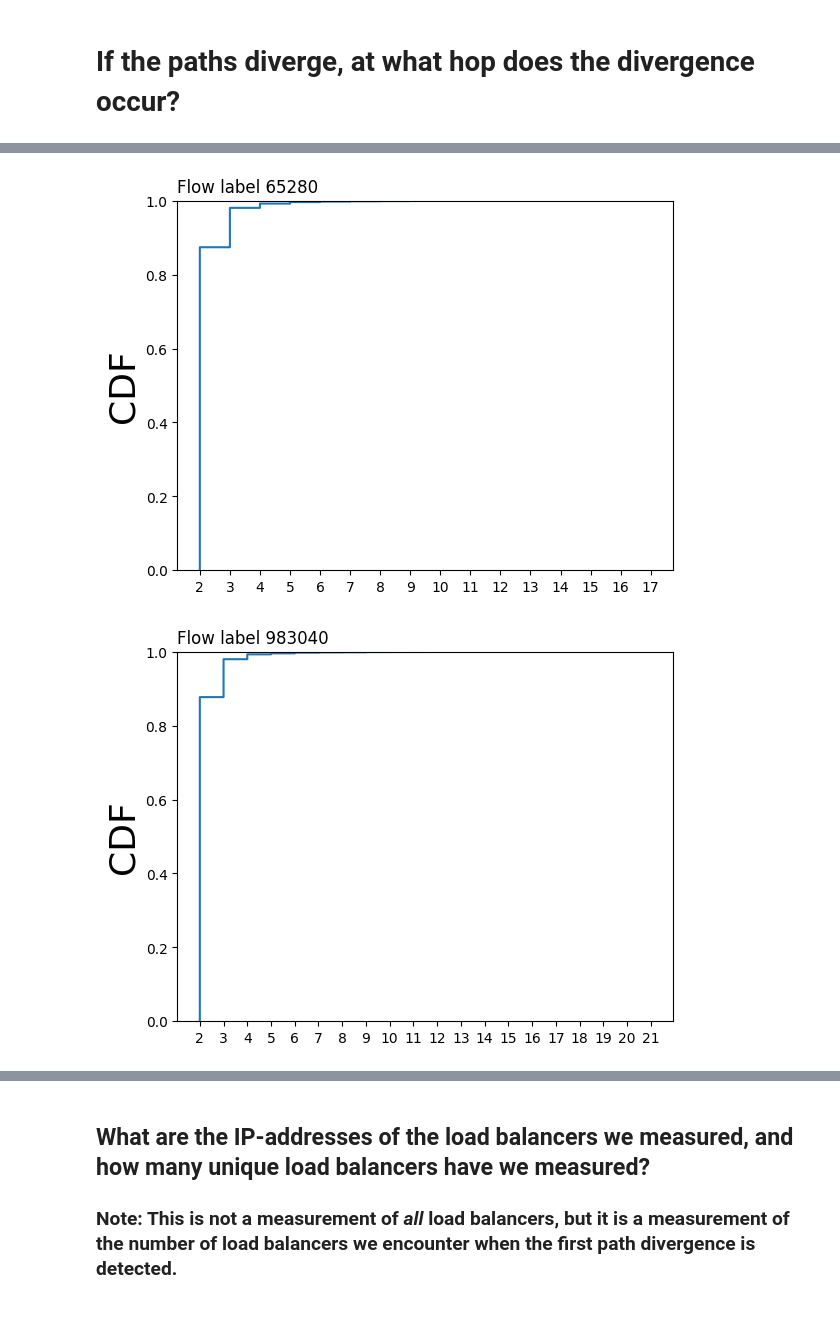
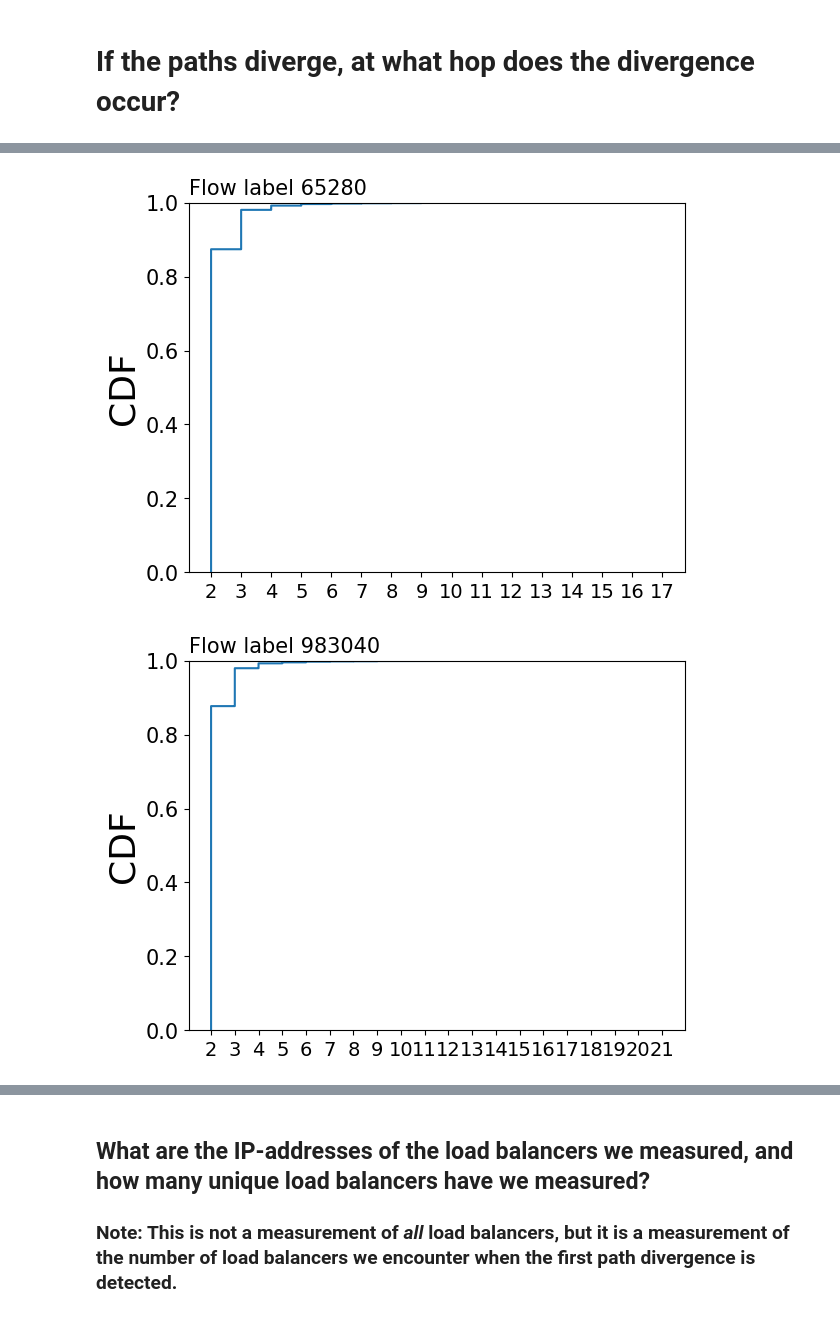
Before and after one commit to meeps44/scripts, a Jupyter notebook: stats/jupyter-notebooks/nyc1.ipynb, the cells around one changed output, grey strips where cells are left out. Saved outputs shown, nothing was run; the diff lists cells and outputs as text; code cells hidden in the pictures.

```diff
--- a/stats/jupyter-notebooks/nyc1.ipynb
+++ b/stats/jupyter-notebooks/nyc1.ipynb
@@ -857,6 +857,11 @@ def get_divergence_hop_number(df: pd.DataFrame) -> str:
     return None
 
 plt.rcdefaults()
+FONTSIZE = 15
+plt.rc('axes', titlesize=FONTSIZE)     # fontsize of the axes title
+plt.rc('axes', labelsize=FONTSIZE)    # fontsize of the x and y labels
+plt.rc('xtick', labelsize=(FONTSIZE-1))    # fontsize of the tick labels
+plt.rc('ytick', labelsize=FONTSIZE)    # fontsize of the tick labels
 
 for flow_label in FLOW_LABELS:
     divergence_data = list()
@@ -892,2 +897,2 @@ for flow_label in FLOW_LABELS:
-[figure, old version]
+[figure, new version]
-[figure, old version]
+[figure, new version]
```
Also changed, not shown: parts of 2 cells of this notebook.
